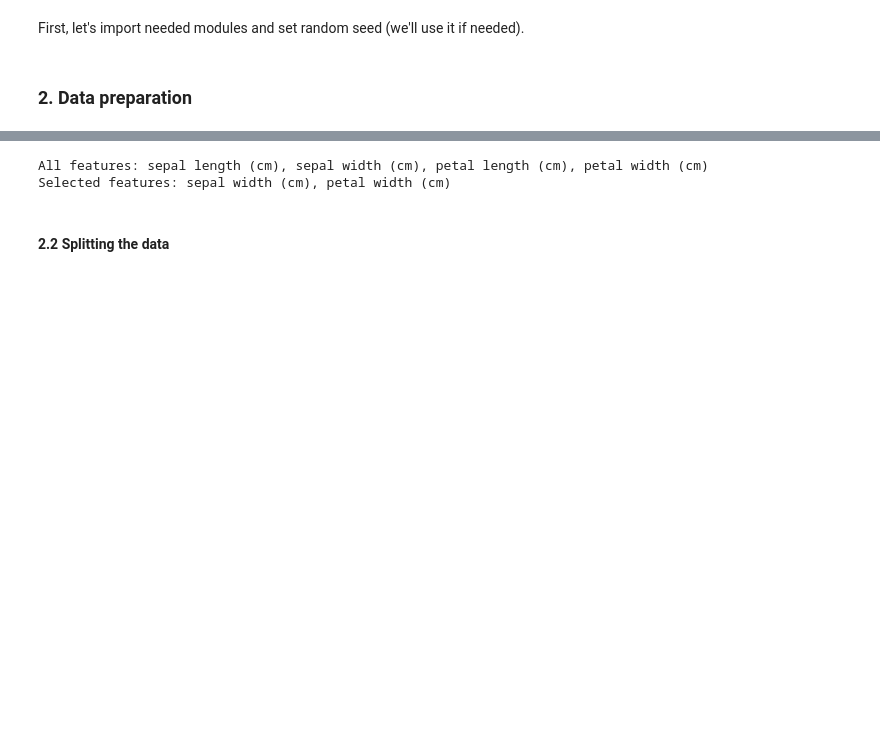
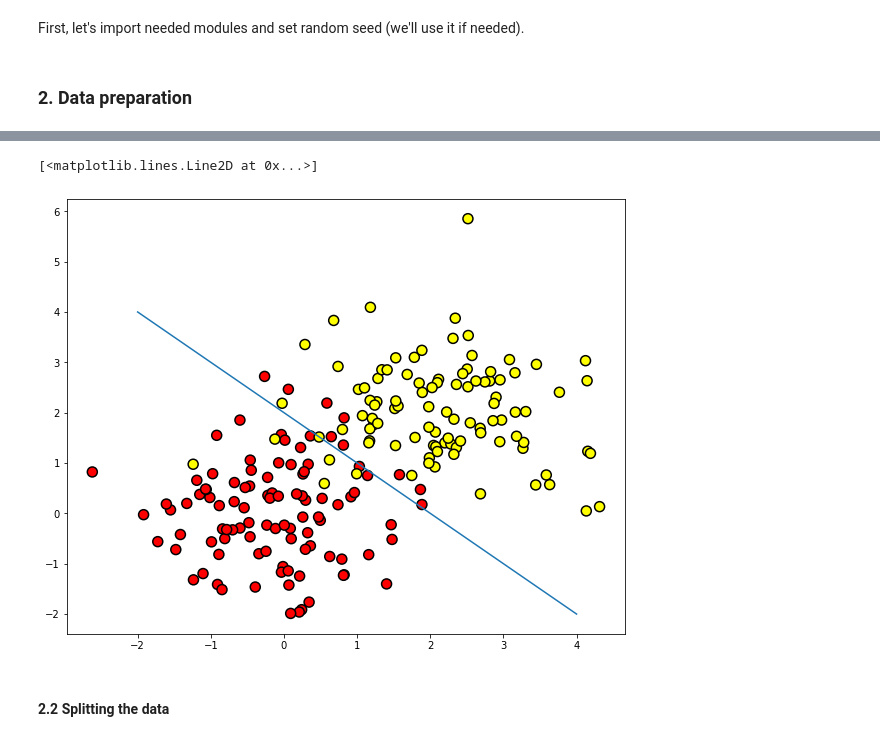
Before and after one commit to Extremesarova/machine_learning_algorithms, a Jupyter notebook: decision_trees/decision_trees.ipynb, the cells around one changed output, grey strips where cells are left out. Cells and saved outputs as stored; diff of their text form; code cells hidden in the pictures; blank space fills up the shorter version.

```diff
--- a/decision_trees/decision_trees.ipynb
+++ b/decision_trees/decision_trees.ipynb
@@ -32,8 +62,0 @@ X = X[:, 1::2]
-# %%
-feature_names = datasets.load_iris().feature_names
-print(f"All features: {', '.join(feature_names)}")
-feature_names = feature_names[1::2]
-print(f"Selected features: {', '.join(feature_names)}")
-# %% [output]
-All features: sepal length (cm), sepal width (cm), petal length (cm), petal width (cm)
-Selected features: sepal width (cm), petal width (cm)
@@ -40,3 +72,18 @@ Selected features: sepal width (cm), petal width (cm)
+# %%
+plt.figure(figsize=(10, 8))
+plt.scatter(
+    train_data[:, 0],
+    train_data[:, 1],
+    c=train_labels,
+    s=100,
+    cmap="autumn",
+    edgecolors="black",
+    linewidth=1.5,
+)
+plt.plot(range(-2, 5), range(4, -3, -1))
+# %% [output]
+[<matplotlib.lines.Line2D at 0x...>]
+[figure, added]
 # %% [markdown]
 #### 2.2 Splitting the data
 # %%
```
Also changed, not shown: parts of 13 cells of this notebook, 1 other file.
